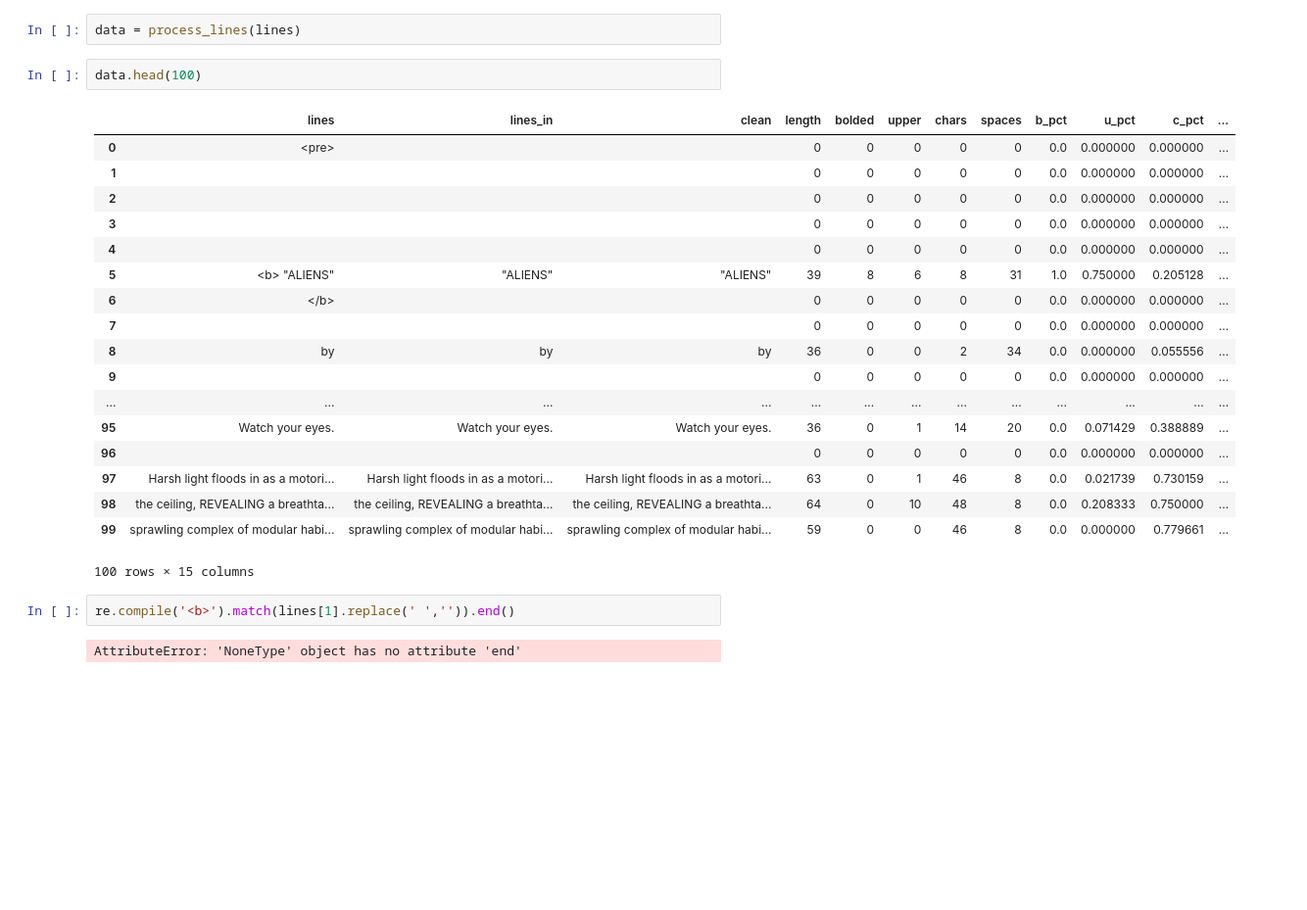
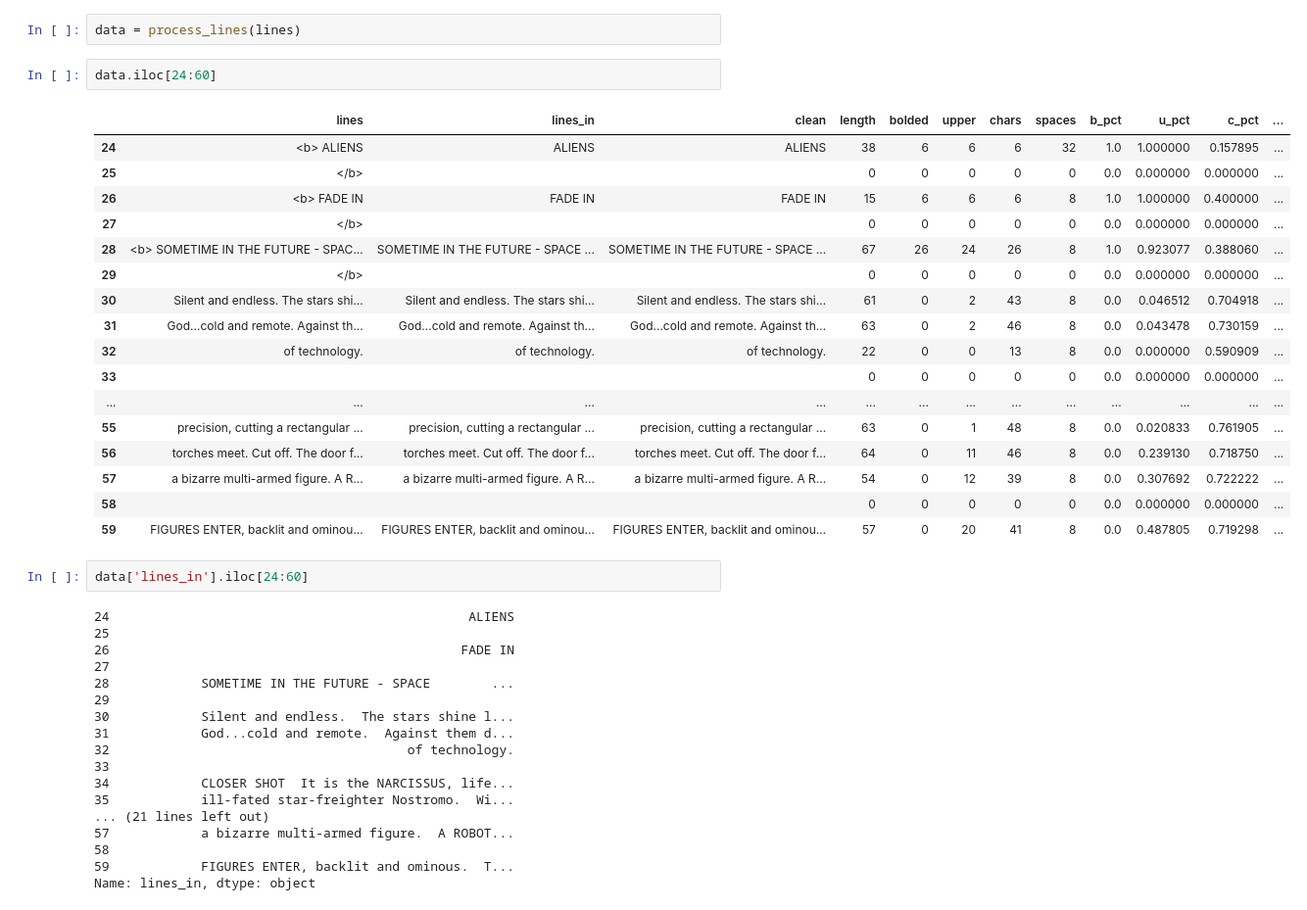
Before and after one commit to tranquada/ga-capstone, a Jupyter notebook: script_parsing.ipynb, the cells around one changed output. Shown at 98% size. Cells and saved outputs as stored; diff of their text form; blank space fills up the shorter version.

```diff
--- a/script_parsing.ipynb
+++ b/script_parsing.ipynb
@@ -205,29 +207,44 @@ def process_lines(lines):
     return output
 # %%
 data = process_lines(lines)
-# %%
-data.head(100)
-# %% [output]
-|  | lines | lines_in | clean | length | bolded | upper | chars | spaces | b_pct | u_pct | c_pct | ... |
-| 0 | <pre> |  |  | 0 | 0 | 0 | 0 | 0 | 0.0 | 0.000000 | 0.000000 | ... |
-| 1 |  |  |  | 0 | 0 | 0 | 0 | 0 | 0.0 | 0.000000 | 0.000000 | ... |
-| 2 |  |  |  | 0 | 0 | 0 | 0 | 0 | 0.0 | 0.000000 | 0.000000 | ... |
-| 3 |  |  |  | 0 | 0 | 0 | 0 | 0 | 0.0 | 0.000000 | 0.000000 | ... |
-| 4 |  |  |  | 0 | 0 | 0 | 0 | 0 | 0.0 | 0.000000 | 0.000000 | ... |
-| 5 | <b> "ALIENS" | "ALIENS" | "ALIENS" | 39 | 8 | 6 | 8 | 31 | 1.0 | 0.750000 | 0.205128 | ... |
-| 6 | </b> |  |  | 0 | 0 | 0 | 0 | 0 | 0.0 | 0.000000 | 0.000000 | ... |
-| 7 |  |  |  | 0 | 0 | 0 | 0 | 0 | 0.0 | 0.000000 | 0.000000 | ... |
-| 8 | by | by | by | 36 | 0 | 0 | 2 | 34 | 0.0 | 0.000000 | 0.055556 | ... |
-| 9 |  |  |  | 0 | 0 | 0 | 0 | 0 | 0.0 | 0.000000 | 0.000000 | ... |
-| ... | ... | ... | ... | ... | ... | ... | ... | ... | ... | ... | ... | ... |
-| 95 | Watch your eyes. | Watch your eyes. | Watch your eyes. | 36 | 0 | 1 | 14 | 20 | 0.0 | 0.071429 | 0.388889 | ... |
-| 96 |  |  |  | 0 | 0 | 0 | 0 | 0 | 0.0 | 0.000000 | 0.000000 | ... |
-| 97 | Harsh light floods in as a motori... | Harsh light floods in as a motori... | Harsh light floods in as a motori... | 63 | 0 | 1 | 46 | 8 | 0.0 | 0.021739 | 0.730159 | ... |
-| 98 | the ceiling, REVEALING a breathta... | the ceiling, REVEALING a breathta... | the ceiling, REVEALING a breathta... | 64 | 0 | 10 | 48 | 8 | 0.0 | 0.208333 | 0.750000 | ... |
-| 99 | sprawling complex of modular habi... | sprawling complex of modular habi... | sprawling complex of modular habi... | 59 | 0 | 0 | 46 | 8 | 0.0 | 0.000000 | 0.779661 | ... |
-100 rows × 15 columns
-# %%
-re.compile('<b>').match(lines[1].replace(' ','')).end()
-# %% [output]
-AttributeError: 'NoneType' object has no attribute 'end'
+# %%
+data.iloc[24:60]
+# %% [output]
+|  | lines | lines_in | clean | length | bolded | upper | chars | spaces | b_pct | u_pct | c_pct | ... |
+| 24 | <b> ALIENS | ALIENS | ALIENS | 38 | 6 | 6 | 6 | 32 | 1.0 | 1.000000 | 0.157895 | ... |
+| 25 | </b> |  |  | 0 | 0 | 0 | 0 | 0 | 0.0 | 0.000000 | 0.000000 | ... |
+| 26 | <b> FADE IN | FADE IN | FADE IN | 15 | 6 | 6 | 6 | 8 | 1.0 | 1.000000 | 0.400000 | ... |
+| 27 | </b> |  |  | 0 | 0 | 0 | 0 | 0 | 0.0 | 0.000000 | 0.000000 | ... |
+| 28 | <b> SOMETIME IN THE FUTURE - SPAC... | SOMETIME IN THE FUTURE - SPACE ... | SOMETIME IN THE FUTURE - SPACE ... | 67 | 26 | 24 | 26 | 8 | 1.0 | 0.923077 | 0.388060 | ... |
+| 29 | </b> |  |  | 0 | 0 | 0 | 0 | 0 | 0.0 | 0.000000 | 0.000000 | ... |
+| 30 | Silent and endless. The stars shi... | Silent and endless. The stars shi... | Silent and endless. The stars shi... | 61 | 0 | 2 | 43 | 8 | 0.0 | 0.046512 | 0.704918 | ... |
+| 31 | God...cold and remote. Against th... | God...cold and remote. Against th... | God...cold and remote. Against th... | 63 | 0 | 2 | 46 | 8 | 0.0 | 0.043478 | 0.730159 | ... |
+| 32 | of technology. | of technology. | of technology. | 22 | 0 | 0 | 13 | 8 | 0.0 | 0.000000 | 0.590909 | ... |
+| 33 |  |  |  | 0 | 0 | 0 | 0 | 0 | 0.0 | 0.000000 | 0.000000 | ... |
+| ... | ... | ... | ... | ... | ... | ... | ... | ... | ... | ... | ... | ... |
+| 55 | precision, cutting a rectangular ... | precision, cutting a rectangular ... | precision, cutting a rectangular ... | 63 | 0 | 1 | 48 | 8 | 0.0 | 0.020833 | 0.761905 | ... |
+| 56 | torches meet. Cut off. The door f... | torches meet. Cut off. The door f... | torches meet. Cut off. The door f... | 64 | 0 | 11 | 46 | 8 | 0.0 | 0.239130 | 0.718750 | ... |
+| 57 | a bizarre multi-armed figure. A R... | a bizarre multi-armed figure. A R... | a bizarre multi-armed figure. A R... | 54 | 0 | 12 | 39 | 8 | 0.0 | 0.307692 | 0.722222 | ... |
+| 58 |  |  |  | 0 | 0 | 0 | 0 | 0 | 0.0 | 0.000000 | 0.000000 | ... |
+| 59 | FIGURES ENTER, backlit and ominou... | FIGURES ENTER, backlit and ominou... | FIGURES ENTER, backlit and ominou... | 57 | 0 | 20 | 41 | 8 | 0.0 | 0.487805 | 0.719298 | ... |
+# %%
+data['lines_in'].iloc[24:60]
+# %% [output]
+24                                               ALIENS
+25
+26                                              FADE IN
+27
+28            SOMETIME IN THE FUTURE - SPACE        ...
+29
+30            Silent and endless.  The stars shine l...
+31            God...cold and remote.  Against them d...
+32                                       of technology.
+33
+34            CLOSER SHOT  It is the NARCISSUS, life...
+35            ill-fated star-freighter Nostromo.  Wi...
+... (21 lines left out)
+57            a bizarre multi-armed figure.  A ROBOT...
+58
+59            FIGURES ENTER, backlit and ominous.  T...
+Name: lines_in, dtype: object
 # %%
```
Also changed, not shown: parts of 13 cells of this notebook, 1 other file.
